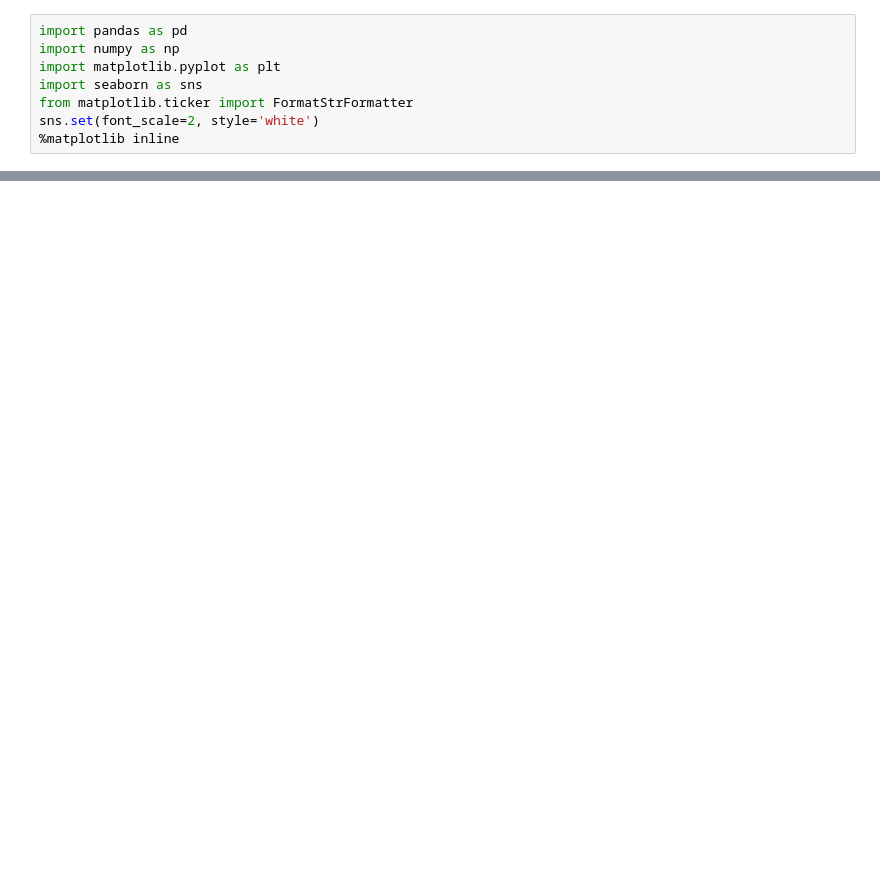
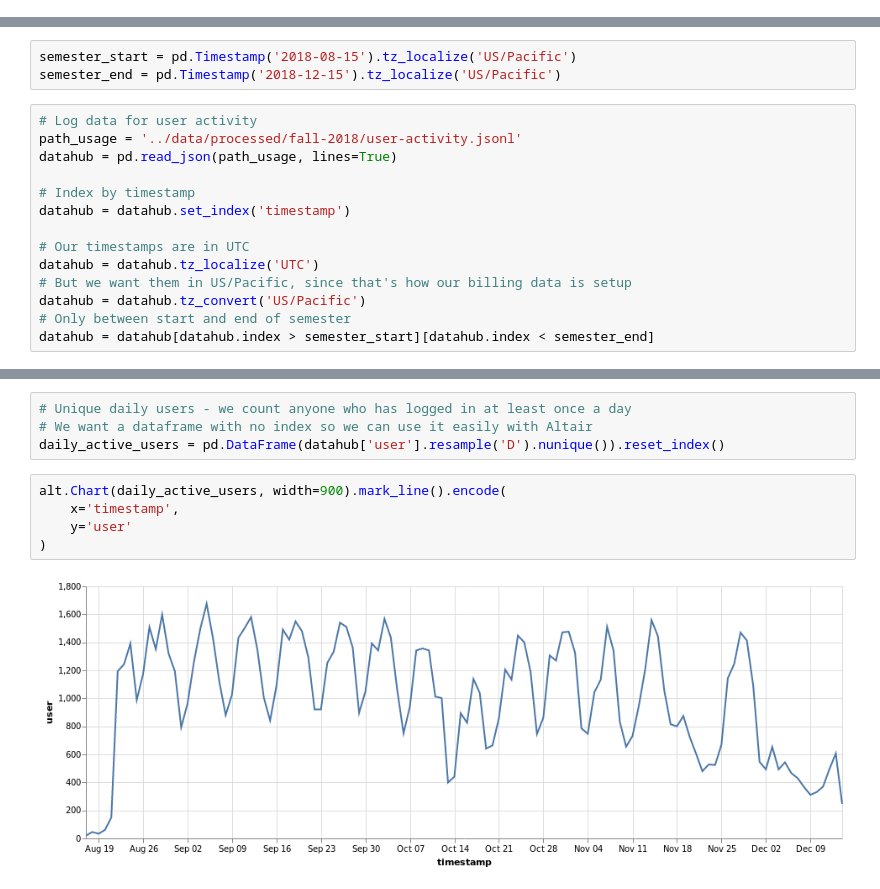
Before and after one commit to berkeley-dsep-infra/datahub-usage-analysis, a Jupyter notebook: notebooks/03-visualize-cost-and-usage.ipynb, the cells around one changed output, grey strips where cells are left out. Drawn from its saved outputs; the diff is of its cells as text; blank space fills up the shorter version.

Commit message:
Add altair based visualization of costs

```diff
--- a/notebooks/03-visualize-cost-and-usage.ipynb
+++ b/notebooks/03-visualize-cost-and-usage.ipynb
@@ -1,8 +0,0 @@
-# %%
-import pandas as pd
-import numpy as np
-import matplotlib.pyplot as plt
-import seaborn as sns
-from matplotlib.ticker import FormatStrFormatter
-sns.set(font_scale=2, style='white')
-%matplotlib inline
@@ -33,0 +12,17 @@ daily_cost = cost.resample('D').sum()
+# %%
+semester_start = pd.Timestamp('2018-08-15').tz_localize('US/Pacific')
+semester_end = pd.Timestamp('2018-12-15').tz_localize('US/Pacific')
+# %%
+# Log data for user activity
+path_usage = '../data/processed/fall-2018/user-activity.jsonl'
+datahub = pd.read_json(path_usage, lines=True)
+
+# Index by timestamp
+datahub = datahub.set_index('timestamp')
+
+# Our timestamps are in UTC
+datahub = datahub.tz_localize('UTC')
+# But we want them in US/Pacific, since that's how our billing data is setup
+datahub = datahub.tz_convert('US/Pacific')
+# Only between start and end of semester
+datahub = datahub[datahub.index > semester_start][datahub.index < semester_end]
@@ -33,0 +59,11 @@ daily_cost = cost.resample('D').sum()
+# %%
+# Unique daily users - we count anyone who has logged in at least once a day
+# We want a dataframe with no index so we can use it easily with Altair
+daily_active_users = pd.DataFrame(datahub['user'].resample('D').nunique()).reset_index()
+# %%
+alt.Chart(daily_active_users, width=900).mark_line().encode(
+    x='timestamp',
+    y='user'
+)
+# %% [output]
+[figure, added]
```
Also changed, not shown: parts of 29 cells of this notebook.
